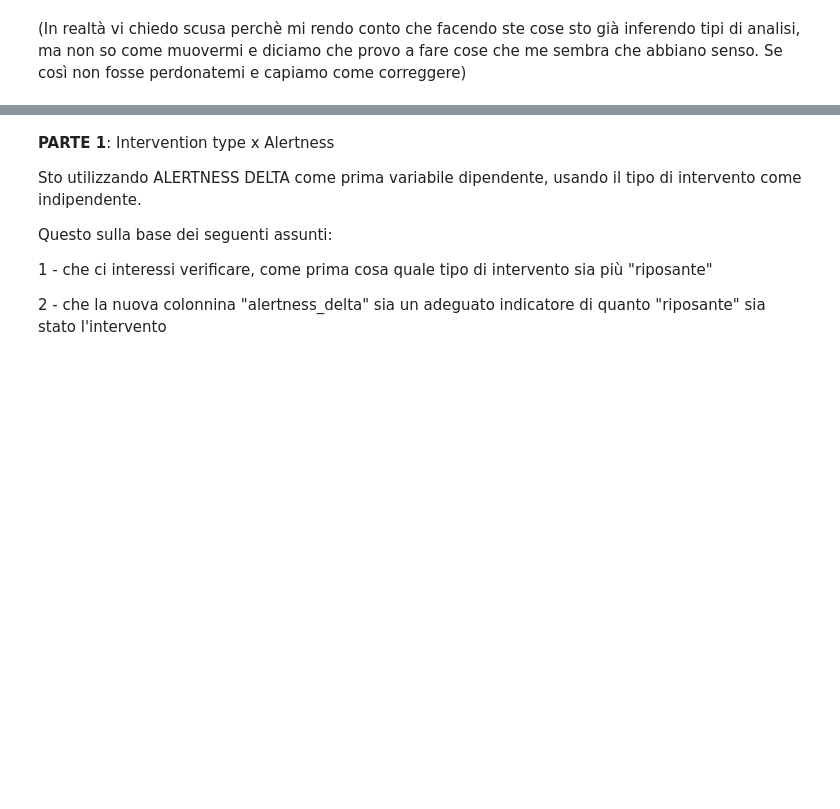
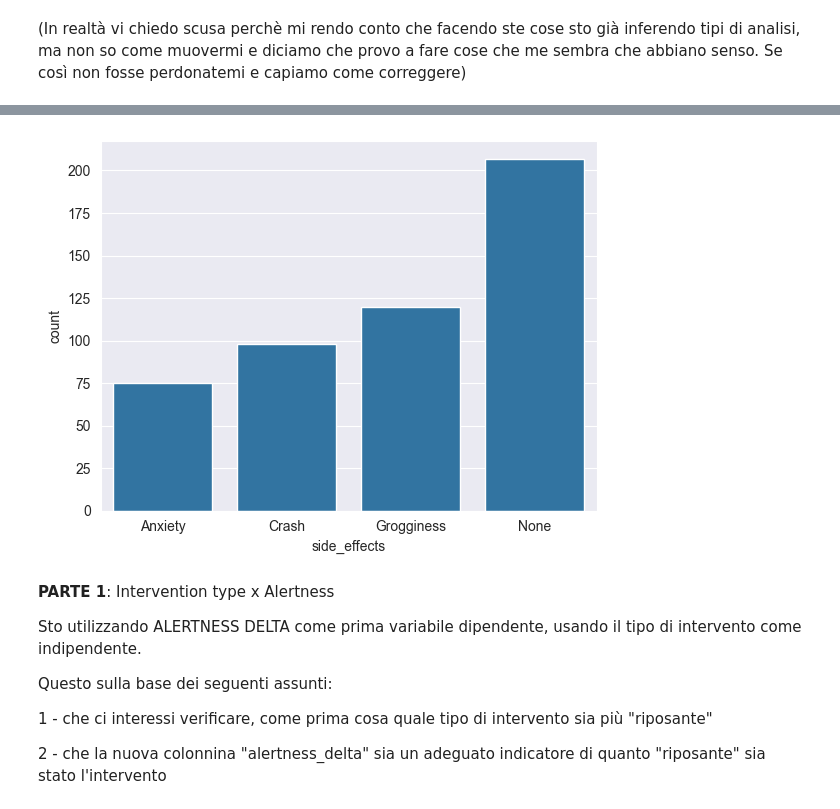
Before and after one commit to Grimino27/PDAI_Project, a Jupyter notebook: scripts/DataPolish+Exploratory.ipynb, the cells around one changed output, grey strips where cells are left out. Drawn from its saved outputs; the diff is of its cells as text; code cells hidden in the pictures; blank space fills up the shorter version.

```diff
--- a/scripts/DataPolish+Exploratory.ipynb
+++ b/scripts/DataPolish+Exploratory.ipynb
@@ -245,3 +384,9 @@ ANALISI ESPLORATIVE + GRAFICHETTI
+# %%
+sns.countplot(data=df, x="side_effects")
+plt.show()
+plt.show()
+# %% [output]
+[figure, added]
 # %% [markdown]
 **PARTE 1**: Intervention type x Alertness
 
```
Also changed, not shown: parts of 35 cells of this notebook, 1 other file.
